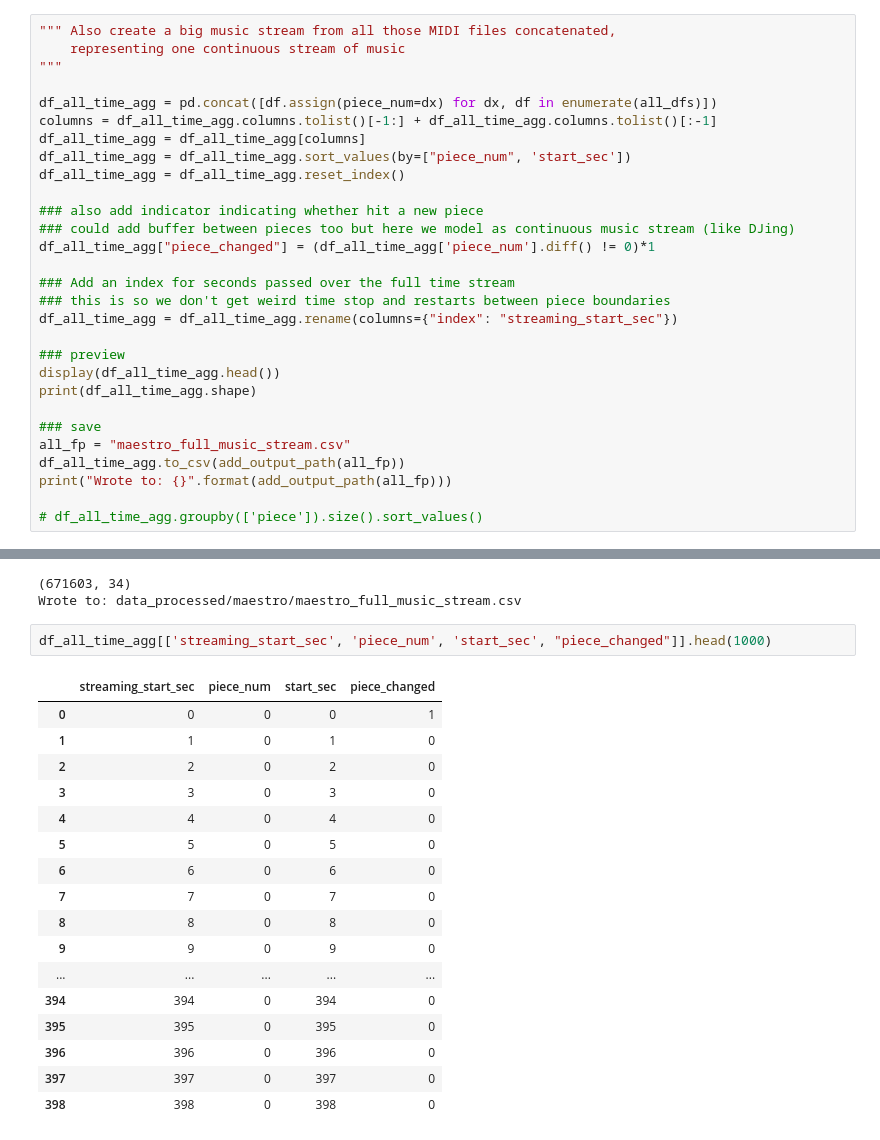
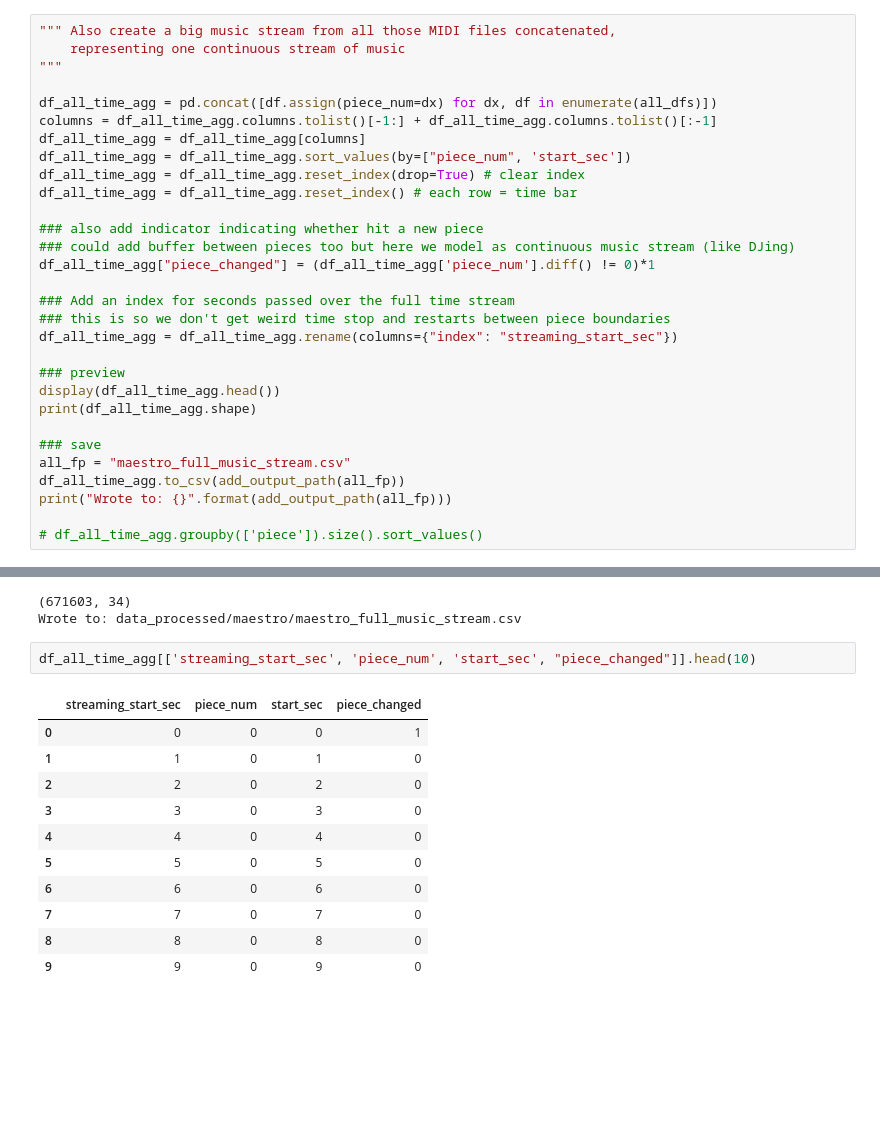
Before and after one commit to echow1/trading_music, a Jupyter notebook: [prep] convert_midi_data_to_financial_bars.ipynb, the cells around one changed output, grey strips where cells are left out. Saved outputs shown, nothing was run; the diff lists cells and outputs as text; blank space fills up the shorter version.

```diff
--- a/[prep] convert_midi_data_to_financial_bars.ipynb
+++ b/[prep] convert_midi_data_to_financial_bars.ipynb
@@ -203,7 +203,8 @@ df_all_time_agg = pd.concat([df.assign(piece_num=dx) for dx, df in enumerate(all
 columns = df_all_time_agg.columns.tolist()[-1:] + df_all_time_agg.columns.tolist()[:-1]
 df_all_time_agg = df_all_time_agg[columns]
 df_all_time_agg = df_all_time_agg.sort_values(by=["piece_num", 'start_sec'])
-df_all_time_agg = df_all_time_agg.reset_index()
+df_all_time_agg = df_all_time_agg.reset_index(drop=True) # clear index
+df_all_time_agg = df_all_time_agg.reset_index() # each row = time bar
 
 ### also add indicator indicating whether hit a new piece
 ### could add buffer between pieces too but here we model as continuous music stream (like DJing)
@@ -233,22 +234,16 @@ print("Wrote to: {}".format(add_output_path(all_fp)))
 (671603, 34)
 Wrote to: data_processed/maestro/maestro_full_music_stream.csv
 # %%
-df_all_time_agg[['streaming_start_sec', 'piece_num', 'start_sec', "piece_changed"]].head(1000)
+df_all_time_agg[['streaming_start_sec', 'piece_num', 'start_sec', "piece_changed"]].head(10)
 # %% [output]
 |  | streaming_start_sec | piece_num | start_sec | piece_changed |
 | 0 | 0 | 0 | 0 | 1 |
 | 1 | 1 | 0 | 1 | 0 |
 | 2 | 2 | 0 | 2 | 0 |
 | 3 | 3 | 0 | 3 | 0 |
 | 4 | 4 | 0 | 4 | 0 |
 | 5 | 5 | 0 | 5 | 0 |
 | 6 | 6 | 0 | 6 | 0 |
 | 7 | 7 | 0 | 7 | 0 |
 | 8 | 8 | 0 | 8 | 0 |
 | 9 | 9 | 0 | 9 | 0 |
-| ... | ... | ... | ... | ... |
-| 394 | 394 | 0 | 394 | 0 |
-| 395 | 395 | 0 | 395 | 0 |
-| 396 | 396 | 0 | 396 | 0 |
-| 397 | 397 | 0 | 397 | 0 |
-| 398 | 398 | 0 | 398 | 0 |
```
Also changed, not shown: parts of 1 cell of this notebook, 2 other files.
